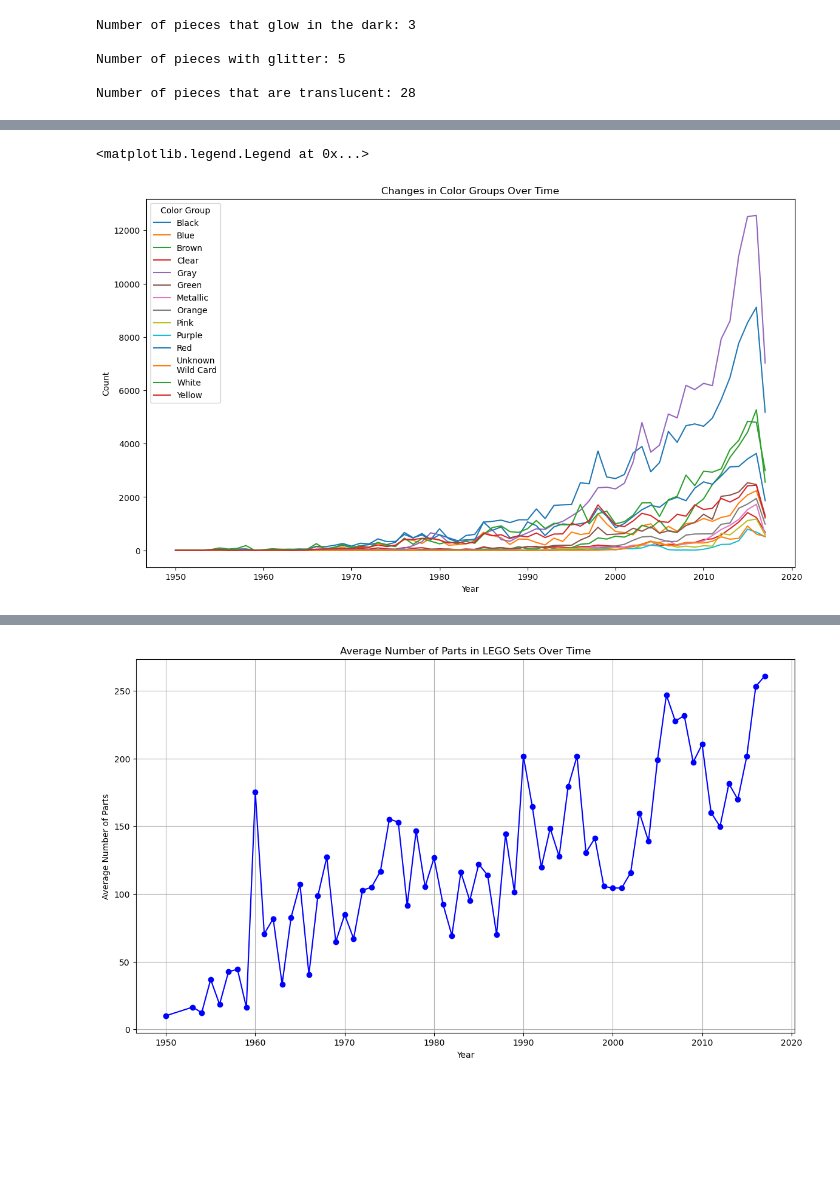
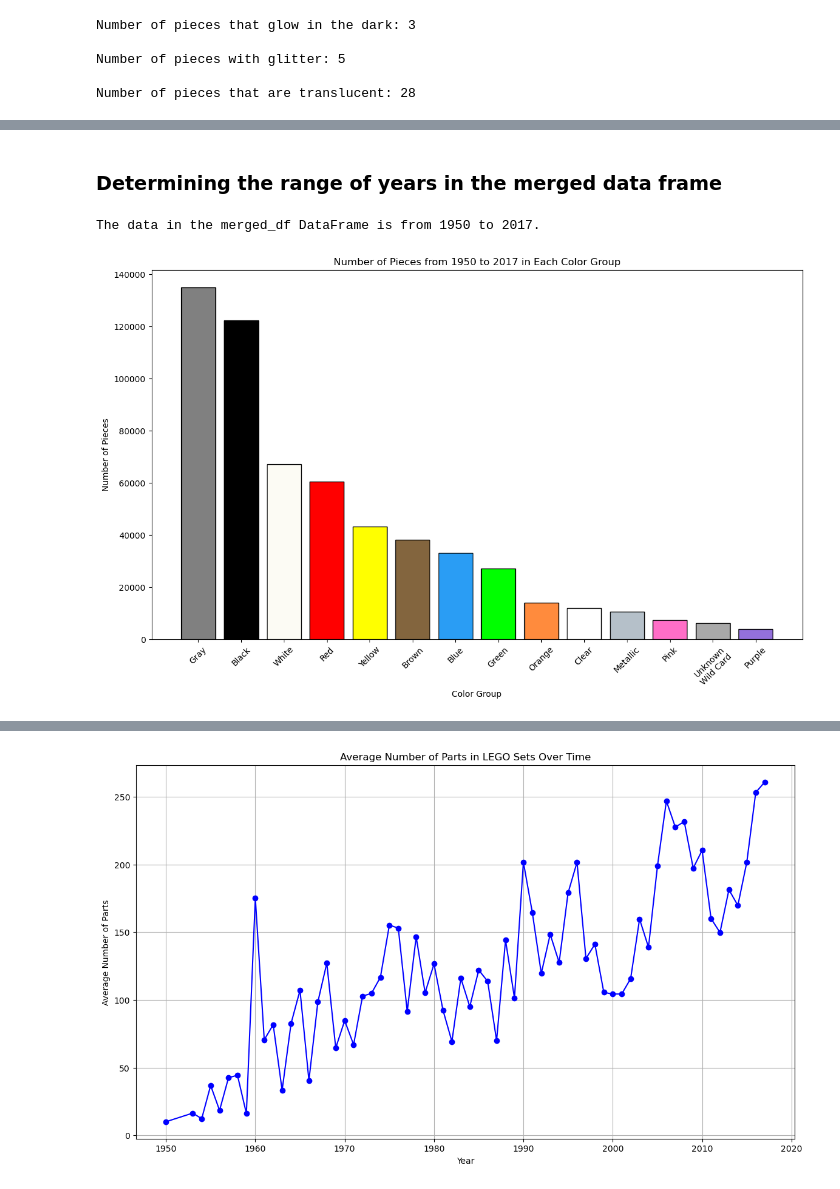
Before and after one commit to AmandaBoyers/analysis-legos-colors, a Jupyter notebook: 1 LEGO_Datasets.ipynb, the cells around one changed output, grey strips where cells are left out. Cells and saved outputs as stored; diff of their text form; code cells hidden in the pictures; blank space fills up the shorter version.

Commit message:
Update 1_LEGO_Datasets.ipynb with color group changes and bar chart

```diff
--- a/1 LEGO_Datasets.ipynb
+++ b/1 LEGO_Datasets.ipynb
@@ -408,17 +385,48 @@ Index(['inventory_id', 'part_num', 'color_id', 'quantity', 'is_spare', 'id_x',
       dtype='object')
-# %%
-# Group the data by year and color group, and count the occurrences
-color_group_counts = merged_df.groupby(['year', 'group']).size().unstack(fill_value=0)
-
-# Plot the data
-plt.figure(figsize=(14, 8))
-for color_group in color_group_counts.columns:
-    plt.plot(color_group_counts.index, color_group_counts[color_group], label=color_group)
-
-plt.title('Changes in Color Groups Over Time')
-plt.xlabel('Year')
-plt.ylabel('Count')
-plt.legend(title='Color Group')
-# %% [output]
-<matplotlib.legend.Legend at 0x...>
-[figure, removed]
+# %% [markdown]
+### Determining the range of years in the merged data frame
+# %%
+# Determine the range of years in the merged_df DataFrame
+min_year = merged_df['year'].min()
+max_year = merged_df['year'].max()
+
+# Print the range of years
+print(f"The data in the merged_df DataFrame is from {min_year} to {max_year}.")
+# %% [output]
+The data in the merged_df DataFrame is from 1950 to 2017.
+# %%
+# Group the data by color group and sum the number of pieces
+color_group_counts = merged_df['color_group'].value_counts()
+
+# Define the color mapping for the bar colors
+color_mapping = {
+    'Red': '#FF0000',
+    'Green': '#00FF00',
+    'Blue': '#2A9DF4',
+    'Purple': '#9370DB',
+    'Yellow': '#FFFF00',
+    'Orange': '#FF8B3D',
+    'Pink': '#FF6EC7',
+    'Black': '#000000',
+    'Brown': '#83653E',
+    'Gray': '#808080',
+    'White': '#FCFBF4',
+    'Clear': '#FFFFFF',
+    'Metallic': '#B5C0C9',
+    'Unknown Wild Card': '#A9A9A9'
+}
+
+# Create a bar chart
+plt.figure(figsize=(14, 8))
+bars = plt.bar(color_group_counts.index, color_group_counts.values, color=[color_mapping.get(color_group, '#A9A9A9') for color_group in color_group_counts.index], edgecolor='black')
+
+# Add labels and title
+plt.xlabel('Color Group')
+plt.ylabel('Number of Pieces')
+plt.title('Number of Pieces from 1950 to 2017 in Each Color Group')
+plt.xticks(rotation=45)
+
+# Show the bar chart
+plt.show()
+# %% [output]
+[figure, added]
```
Also changed, not shown: parts of 18 cells of this notebook, 1 other file.
